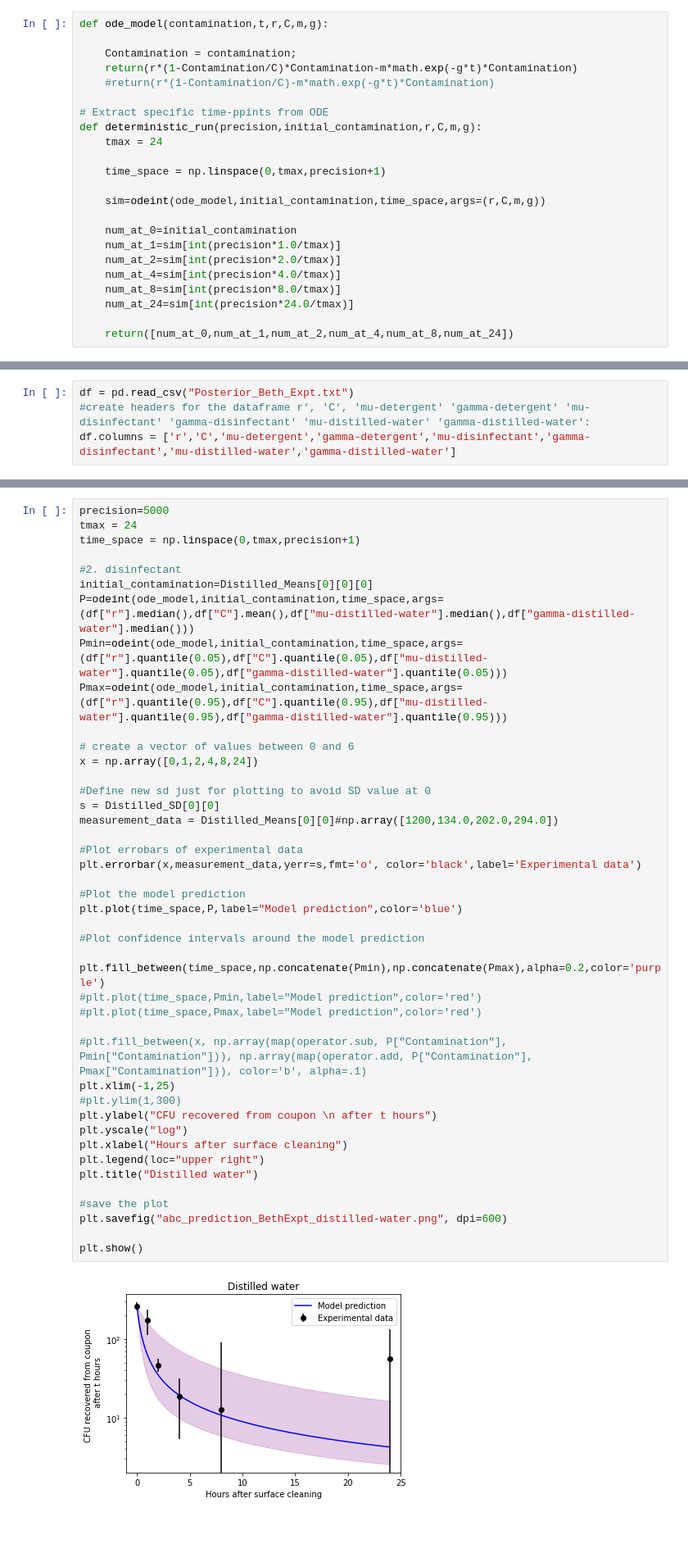
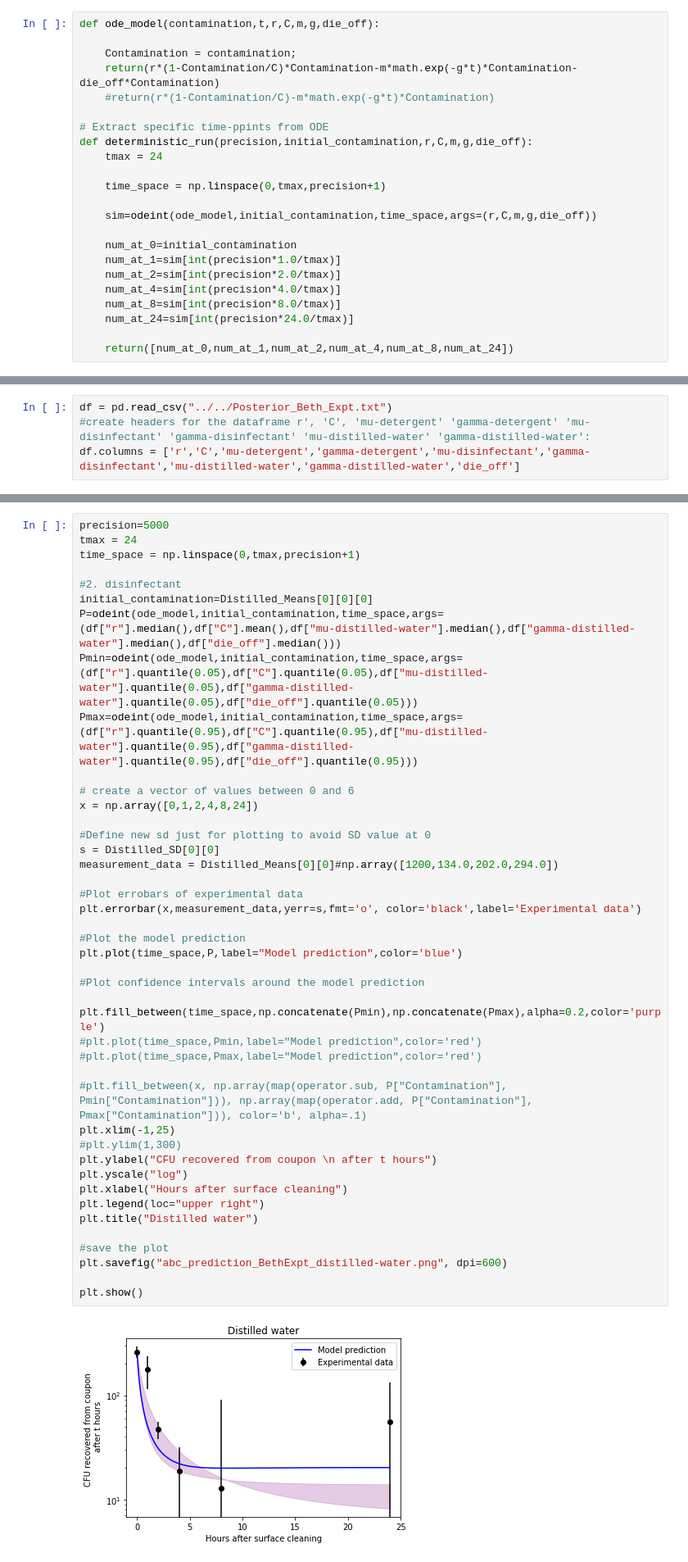
Before and after one commit to MarcoFelipeKing/Cleaning, a Jupyter notebook: Code/ABCCODE/Beth_ABC_plotting.ipynb, the cells around one changed output, grey strips where cells are left out. Shown at 82% size. Drawn from its saved outputs; the diff is of its cells as text; blank space fills up the shorter version.

```diff
--- a/Code/ABCCODE/Beth_ABC_plotting.ipynb
+++ b/Code/ABCCODE/Beth_ABC_plotting.ipynb
@@ -8,19 +8,19 @@ from scipy.integrate import odeint
 import pandas as pd
 from sympy import ordered
 # %%
-def ode_model(contamination,t,r,C,m,g):
+def ode_model(contamination,t,r,C,m,g,die_off):
 
 	Contamination = contamination;
-	return(r*(1-Contamination/C)*Contamination-m*math.exp(-g*t)*Contamination)
+	return(r*(1-Contamination/C)*Contamination-m*math.exp(-g*t)*Contamination-die_off*Contamination)
 	#return(r*(1-Contamination/C)-m*math.exp(-g*t)*Contamination)
 
 # Extract specific time-ppints from ODE
-def deterministic_run(precision,initial_contamination,r,C,m,g):
+def deterministic_run(precision,initial_contamination,r,C,m,g,die_off):
     tmax = 24
 
     time_space = np.linspace(0,tmax,precision+1)
 
-    sim=odeint(ode_model,initial_contamination,time_space,args=(r,C,m,g))
+    sim=odeint(ode_model,initial_contamination,time_space,args=(r,C,m,g,die_off))
 
     num_at_0=initial_contamination
     num_at_1=sim[int(precision*1.0/tmax)]
@@ -33,9 +33,9 @@ def deterministic_run(precision,initial_contamination,r,C,m,g):
 # %% [markdown]
 # Import the data
 # %%
-df = pd.read_csv("Posterior_Beth_Expt.txt")
+df = pd.read_csv("../../Posterior_Beth_Expt.txt")
 #create headers for the dataframe r', 'C', 'mu-detergent' 'gamma-detergent' 'mu-disinfectant' 'gamma-disinfectant' 'mu-distilled-water' 'gamma-distilled-water':
-df.columns = ['r','C','mu-detergent','gamma-detergent','mu-disinfectant','gamma-disinfectant','mu-distilled-water','gamma-distilled-water']
+df.columns = ['r','C','mu-detergent','gamma-detergent','mu-disinfectant','gamma-disinfectant','mu-distilled-water','gamma-distilled-water','die_off']
 # %%
 # Store Experimental data: Detergent, Disinfectant, Control and Distilled Water
 
@@ -170,9 +170,9 @@ time_space = np.linspace(0,tmax,precision+1)
 
 #2. disinfectant
 initial_contamination=Distilled_Means[0][0][0]
-P=odeint(ode_model,initial_contamination,time_space,args=(df["r"].median(),df["C"].mean(),df["mu-distilled-water"].median(),df["gamma-distilled-water"].median()))
-Pmin=odeint(ode_model,initial_contamination,time_space,args=(df["r"].quantile(0.05),df["C"].quantile(0.05),df["mu-distilled-water"].quantile(0.05),df["gamma-distilled-water"].quantile(0.05)))
-Pmax=odeint(ode_model,initial_contamination,time_space,args=(df["r"].quantile(0.95),df["C"].quantile(0.95),df["mu-distilled-water"].quantile(0.95),df["gamma-distilled-water"].quantile(0.95)))
+P=odeint(ode_model,initial_contamination,time_space,args=(df["r"].median(),df["C"].mean(),df["mu-distilled-water"].median(),df["gamma-distilled-water"].median(),df["die_off"].median()))
+Pmin=odeint(ode_model,initial_contamination,time_space,args=(df["r"].quantile(0.05),df["C"].quantile(0.05),df["mu-distilled-water"].quantile(0.05),df["gamma-distilled-water"].quantile(0.05),df["die_off"].quantile(0.05)))
+Pmax=odeint(ode_model,initial_contamination,time_space,args=(df["r"].quantile(0.95),df["C"].quantile(0.95),df["mu-distilled-water"].quantile(0.95),df["gamma-distilled-water"].quantile(0.95),df["die_off"].quantile(0.95)))
 
 # create a vector of values between 0 and 6
 x = np.array([0,1,2,4,8,24])
@@ -180,31 +180,31 @@ x = np.array([0,1,2,4,8,24])
 #Define new sd just for plotting to avoid SD value at 0
 s = Distilled_SD[0][0]
 measurement_data = Distilled_Means[0][0]#np.array([1200,134.0,202.0,294.0])
 
 #Plot errobars of experimental data
 plt.errorbar(x,measurement_data,yerr=s,fmt='o', color='black',label='Experimental data')
 
 #Plot the model prediction
 plt.plot(time_space,P,label="Model prediction",color='blue')
 
 #Plot confidence intervals around the model prediction
 
 plt.fill_between(time_space,np.concatenate(Pmin),np.concatenate(Pmax),alpha=0.2,color='purple')
 #plt.plot(time_space,Pmin,label="Model prediction",color='red')
 #plt.plot(time_space,Pmax,label="Model prediction",color='red')
 
 #plt.fill_between(x, np.array(map(operator.sub, P["Contamination"], Pmin["Contamination"])), np.array(map(operator.add, P["Contamination"], Pmax["Contamination"])), color='b', alpha=.1)
 plt.xlim(-1,25)
 #plt.ylim(1,300)
 plt.ylabel("CFU recovered from coupon \n after t hours")
 plt.yscale("log")
 plt.xlabel("Hours after surface cleaning")
 plt.legend(loc="upper right")
 plt.title("Distilled water")
 
 #save the plot
 plt.savefig("abc_prediction_BethExpt_distilled-water.png", dpi=600)
 
 plt.show()
 # %% [output]
-[figure, old version]
+[figure, new version]
```
Also changed, not shown: parts of 7 cells of this notebook, 8 other files.
